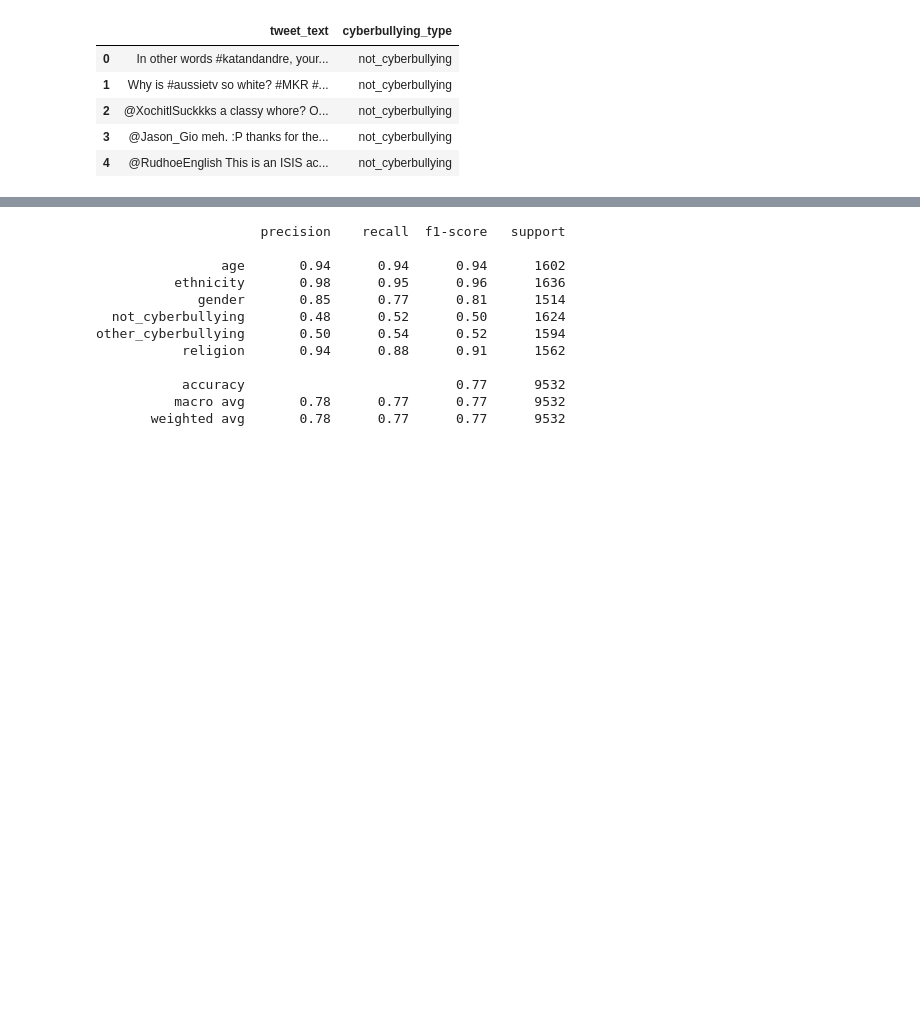
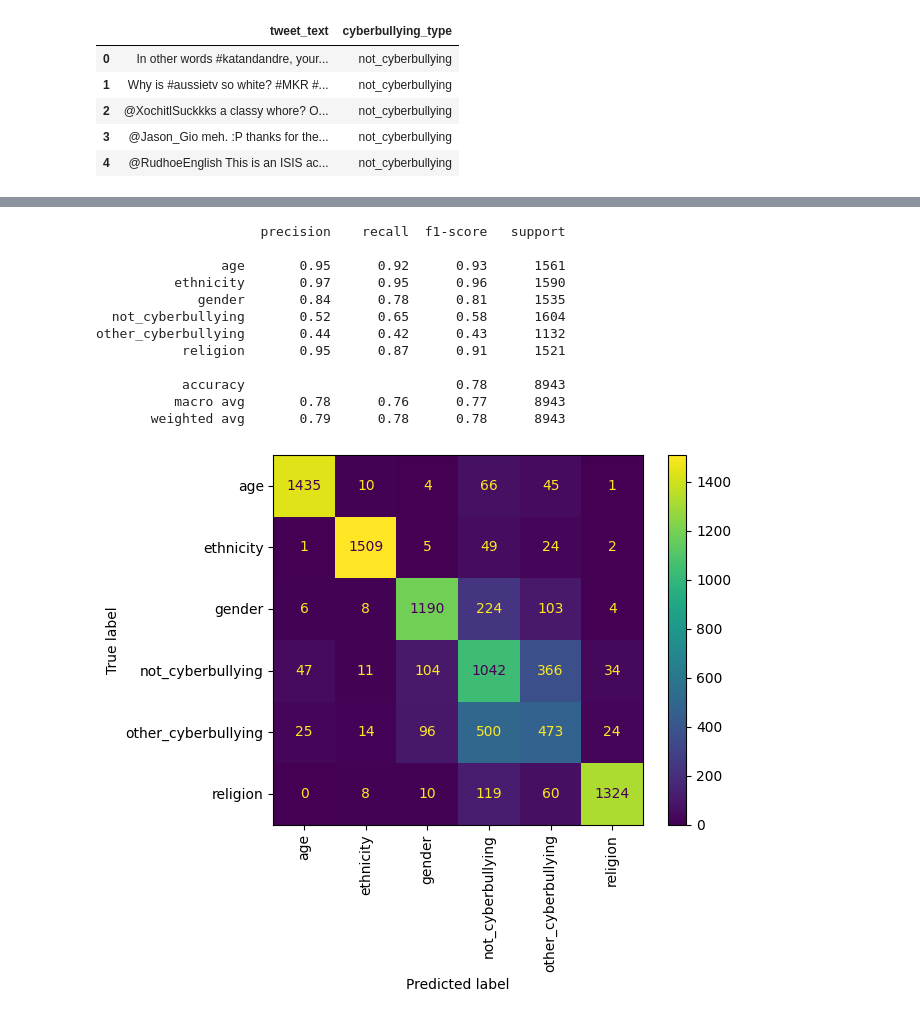
Before and after one commit to AdeelJaved3/CMPE257Project, a Jupyter notebook: ShashankTesting.ipynb, the cells around one changed output, grey strips where cells are left out. Saved outputs shown, nothing was run; the diff lists cells and outputs as text; code cells hidden in the pictures; blank space fills up the shorter version.

```diff
--- a/ShashankTesting.ipynb
+++ b/ShashankTesting.ipynb
@@ -52,3 +54,7 @@ def clean_tweet_text(text):
 df['cleaned_tweet_text'] = df['tweet_text'].apply(clean_tweet_text)
 df[['tweet_text', 'cleaned_tweet_text']].head()
 df.drop("tweet_text", axis=1, inplace=True)
+# %%
+#df = df.loc[df['cyberbullying_type'] != 'other_cyberbullying']
+df["cleaned_tweet_text"].duplicated().sum()
+df.drop_duplicates("cleaned_tweet_text", inplace=True)
@@ -71,13 +88,13 @@ print(classification_report(y_test, y_pred))
 # %% [output]
                      precision    recall  f1-score   support
 
-                age       0.94      0.94      0.94      1602
-          ethnicity       0.98      0.95      0.96      1636
-             gender       0.85      0.77      0.81      1514
-  not_cyberbullying       0.48      0.52      0.50      1624
-other_cyberbullying       0.50      0.54      0.52      1594
-           religion       0.94      0.88      0.91      1562
+                age       0.95      0.92      0.93      1561
+          ethnicity       0.97      0.95      0.96      1590
+             gender       0.84      0.78      0.81      1535
+  not_cyberbullying       0.52      0.65      0.58      1604
+other_cyberbullying       0.44      0.42      0.43      1132
+           religion       0.95      0.87      0.91      1521
 
-           accuracy                           0.77      9532
-          macro avg       0.78      0.77      0.77      9532
-       weighted avg       0.78      0.77      0.77      9532
+           accuracy                           0.78      8943
+          macro avg       0.78      0.76      0.77      8943
+       weighted avg       0.79      0.78      0.78      8943
@@ -83,0 +123,13 @@ other_cyberbullying       0.50      0.54      0.52      1594
+# %%
+import matplotlib.pyplot as plt
+from sklearn.metrics import confusion_matrix, ConfusionMatrixDisplay
+
+# Compute the confusion matrix
+cm = confusion_matrix(y_test, y_pred, labels=knn.classes_)
+
+# Display the confusion matrix
+cmd = ConfusionMatrixDisplay(cm, display_labels=knn.classes_)
+cmd.plot(xticks_rotation='vertical')
+plt.show()
+# %% [output]
+[figure, added]
```
Also changed, not shown: parts of 3 cells of this notebook.
